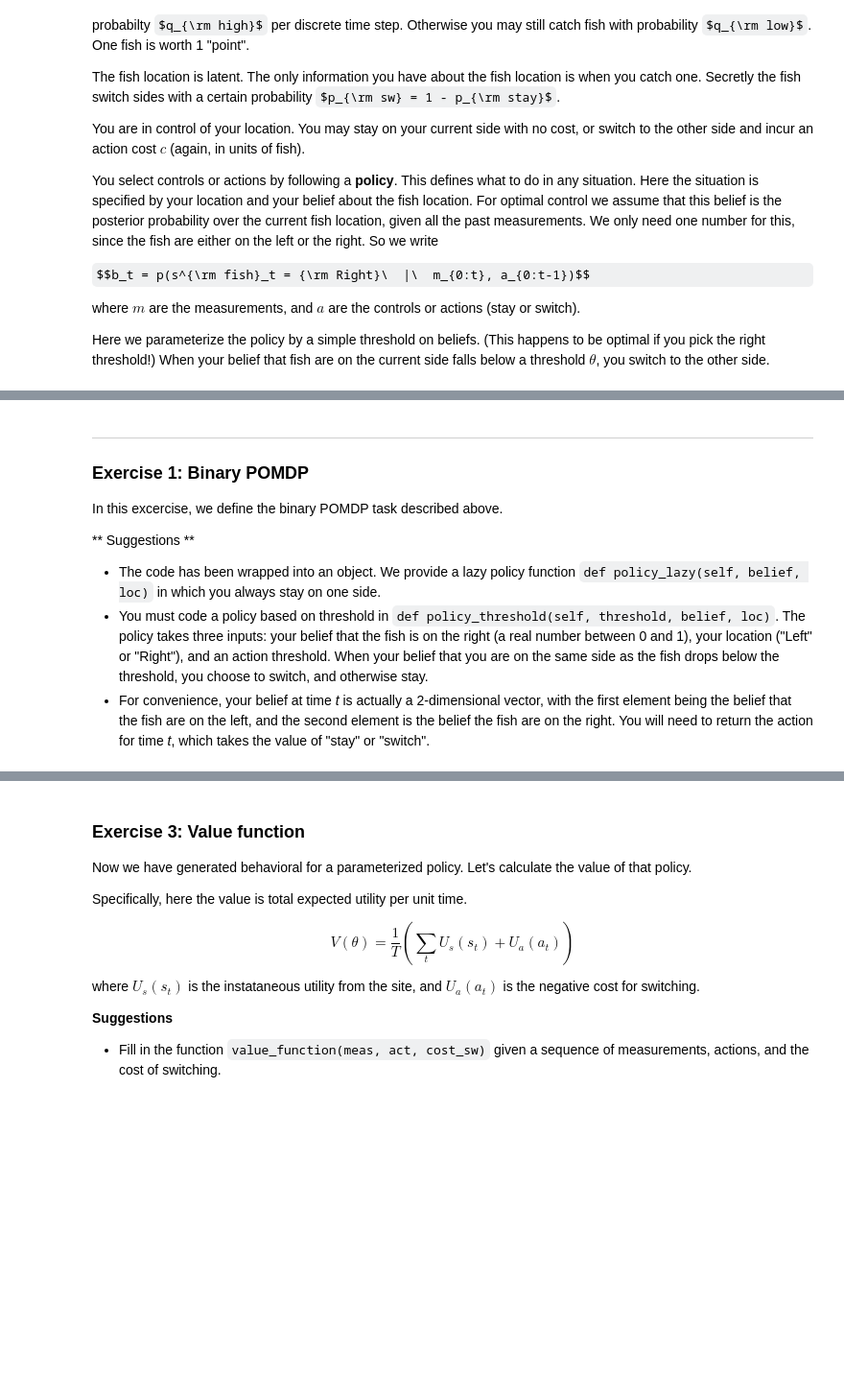
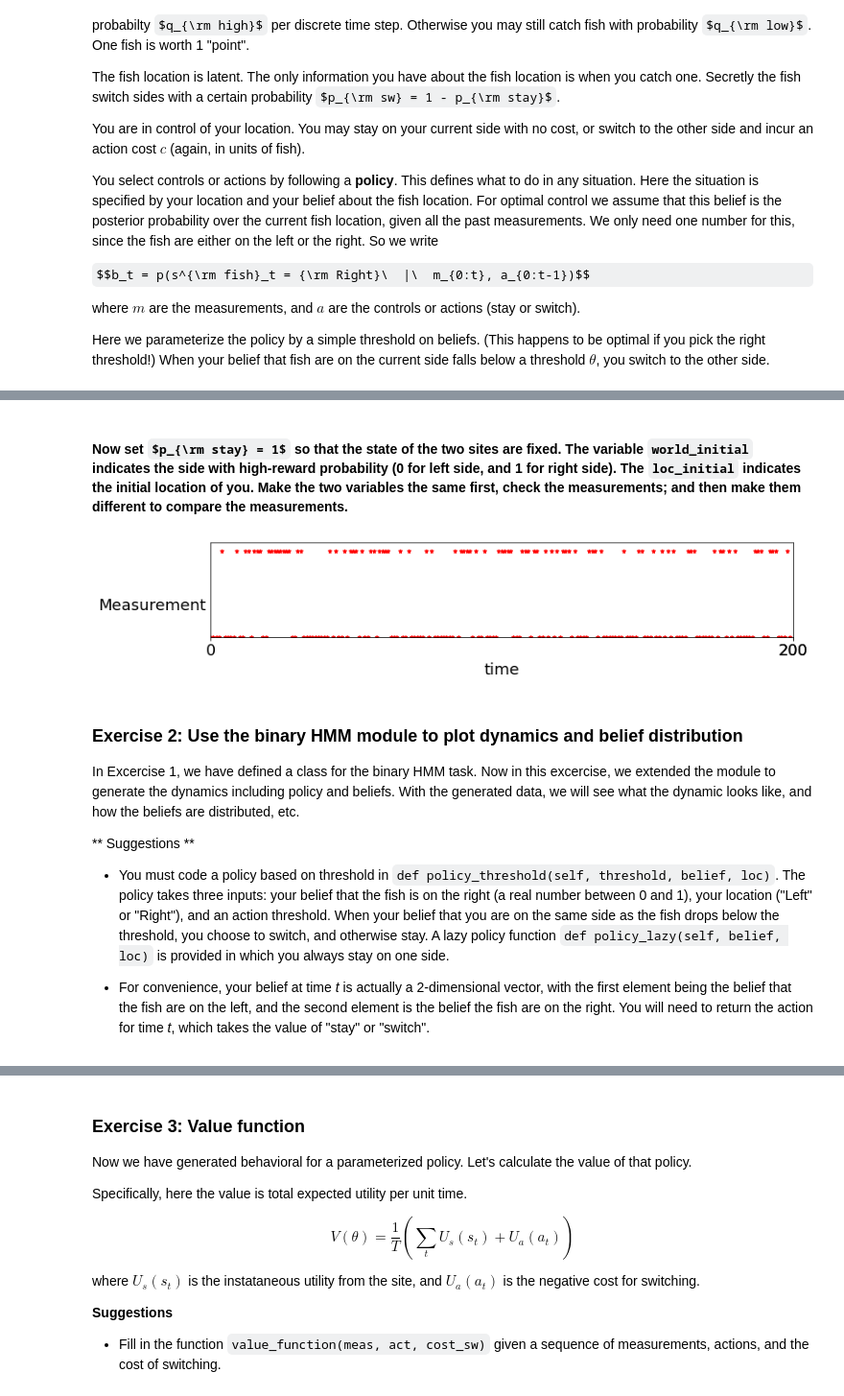
Before and after one commit to zhengww/NeuroMatchAcademy, a Jupyter notebook: Tutorial1_optimal_control_discrete.ipynb, the cells around one changed output, grey strips where cells are left out. Shown: that part at 96% size. Cells and saved outputs as stored; diff of their text form; code cells hidden in the pictures; some formulas as TeX source; blank space fills up the shorter version.

```diff
--- a/Tutorial1_optimal_control_discrete.ipynb
+++ b/Tutorial1_optimal_control_discrete.ipynb
@@ -48,10 +185,27 @@ Here we parameterize the policy by a simple threshold on beliefs. (This happens
+# %% [markdown]
+#### Now set $p_{\rm stay} = 1$ so that the state of the two sites are fixed. The variable `world_initial` indicates the side with high-reward probability (0 for left side, and 1 for right side). The `loc_initial` indicates the initial location of you. Make the two variables the same first, check the measurements; and then make them different to compare the measurements.
+# %%
+T = 1000
+
+p_stay = 1     # probability fish stay
+rp_high = .4    # p(catch fish) when you're on their side
+rp_low = .1     # p(catch fish) when you're on other side
+# %%
+params = [T, p_stay, rp_high, rp_low, _]
+
+binaryHMM_test = binaryHMM(params, world_initial= 0, loc_initial=0)
+world_state, loc, meas = binaryHMM_test.generateProcess_lazy()
+binaryHMM_test.plot_meas(meas)
+# %% [output]
+[figure, added]
 # %% [markdown]
----
-### Exercise 1: Binary POMDP
-In this excercise, we define the binary POMDP task described above.
+### Exercise 2: Use the binary HMM module to plot dynamics and belief distribution
+
+In Excercise 1, we have defined a class for the binary HMM task. Now in this excercise, we extended the module to generate the dynamics including policy and beliefs. With the generated data, we will see what the dynamic looks like, and how the beliefs are distributed, etc.
 
 ** Suggestions **
-* The code has been wrapped into an object. We provide a lazy policy function `def policy_lazy(self, belief, loc)` in which you always stay on one side.
-* You must code a policy based on threshold in `def policy_threshold(self, threshold, belief, loc)`. The policy takes three inputs: your belief that the fish is on the right (a real number between 0 and 1), your location ("Left" or "Right"), and an action threshold. When your belief that you are on the same side as the fish drops below the threshold, you choose to switch, and otherwise stay.
+
+* You must code a policy based on threshold in `def policy_threshold(self, threshold, belief, loc)`. The policy takes three inputs: your belief that the fish is on the right (a real number between 0 and 1), your location ("Left" or "Right"), and an action threshold. When your belief that you are on the same side as the fish drops below the threshold, you choose to switch, and otherwise stay. A lazy policy function `def policy_lazy(self, belief, loc)` is provided in which you always stay on one side.
+
 * For convenience, your belief at time *t* is actually a 2-dimensional vector, with the first element being the belief that the fish are on the left, and the second element is the belief the fish are on the right. You will need to return the action for time *t*, which takes the value of "stay" or "switch".
 # %%
```
Also changed, not shown: parts of 16 cells of this notebook.
